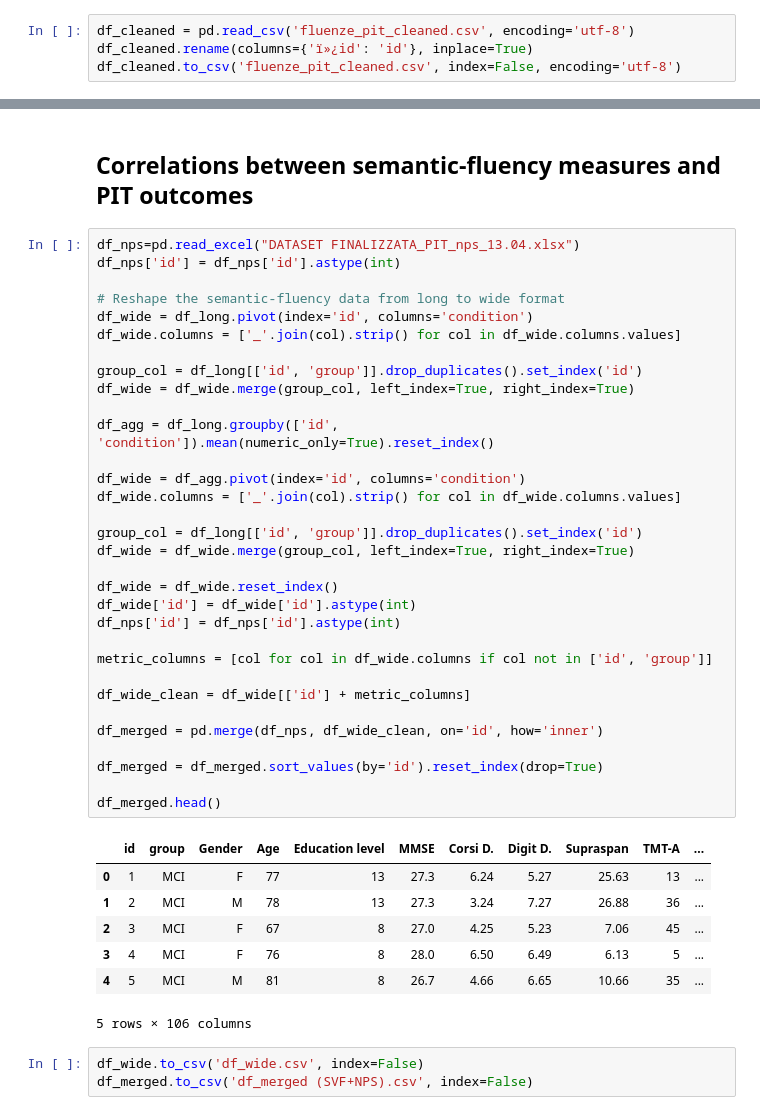
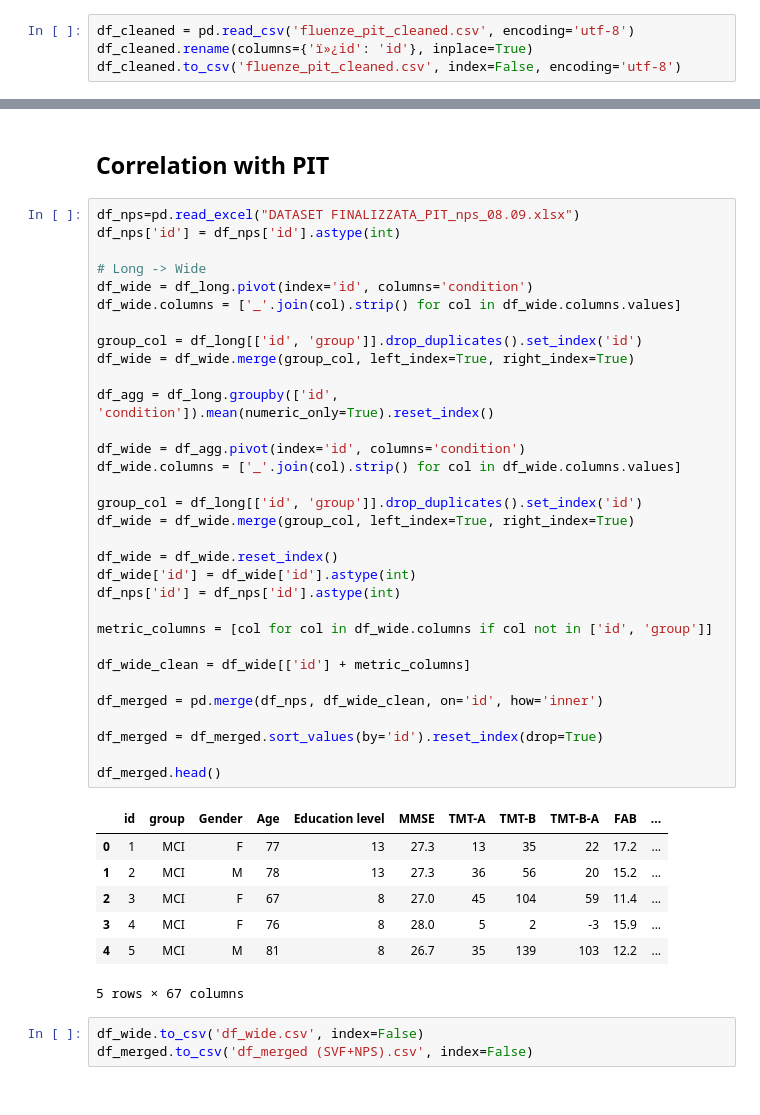
Before and after one commit to chiara-pupillo/FlexMo, a Jupyter notebook: SNAFU Analysis.ipynb, the cells around one changed output, grey strips where cells are left out. Cells and saved outputs as stored; diff of their text form.

```diff
--- a/SNAFU Analysis.ipynb
+++ b/SNAFU Analysis.ipynb
@@ -799,48 +799,48 @@ Covariance Type:              cluster
 
 Notes:
 [1] Standard Errors are robust to cluster correlation (cluster)
-# %% [markdown]
-## Correlations between semantic-fluency measures and PIT outcomes
+# %% [markdown]
+## Correlation with PIT
 # %%
-df_nps=pd.read_excel("DATASET FINALIZZATA_PIT_nps_13.04.xlsx")
+df_nps=pd.read_excel("DATASET FINALIZZATA_PIT_nps_08.09.xlsx")
 df_nps['id'] = df_nps['id'].astype(int)
 
-# Reshape the semantic-fluency data from long to wide format
+# Long -> Wide
 df_wide = df_long.pivot(index='id', columns='condition')
 df_wide.columns = ['_'.join(col).strip() for col in df_wide.columns.values]
 
 group_col = df_long[['id', 'group']].drop_duplicates().set_index('id')
 df_wide = df_wide.merge(group_col, left_index=True, right_index=True)
 
 df_agg = df_long.groupby(['id', 'condition']).mean(numeric_only=True).reset_index()
 
 df_wide = df_agg.pivot(index='id', columns='condition')
 df_wide.columns = ['_'.join(col).strip() for col in df_wide.columns.values]
 
 group_col = df_long[['id', 'group']].drop_duplicates().set_index('id')
 df_wide = df_wide.merge(group_col, left_index=True, right_index=True)
 
 df_wide = df_wide.reset_index()
 df_wide['id'] = df_wide['id'].astype(int)
 df_nps['id'] = df_nps['id'].astype(int)
 
 metric_columns = [col for col in df_wide.columns if col not in ['id', 'group']]
 
 df_wide_clean = df_wide[['id'] + metric_columns]
 
 df_merged = pd.merge(df_nps, df_wide_clean, on='id', how='inner')
 
 df_merged = df_merged.sort_values(by='id').reset_index(drop=True)
 
 df_merged.head()
 # %% [output]
-|  | id | group | Gender | Age | Education level | MMSE | Corsi D. | Digit D. | Supraspan | TMT-A | ... |
-| 0 | 1 | MCI | F | 77 | 13 | 27.3 | 6.24 | 5.27 | 25.63 | 13 | ... |
-| 1 | 2 | MCI | M | 78 | 13 | 27.3 | 3.24 | 7.27 | 26.88 | 36 | ... |
-| 2 | 3 | MCI | F | 67 | 8 | 27.0 | 4.25 | 5.23 | 7.06 | 45 | ... |
-| 3 | 4 | MCI | F | 76 | 8 | 28.0 | 6.50 | 6.49 | 6.13 | 5 | ... |
-| 4 | 5 | MCI | M | 81 | 8 | 26.7 | 4.66 | 6.65 | 10.66 | 35 | ... |
+|  | id | group | Gender | Age | Education level | MMSE | TMT-A | TMT-B | TMT-B-A | FAB | ... |
+| 0 | 1 | MCI | F | 77 | 13 | 27.3 | 13 | 35 | 22 | 17.2 | ... |
+| 1 | 2 | MCI | M | 78 | 13 | 27.3 | 36 | 56 | 20 | 15.2 | ... |
+| 2 | 3 | MCI | F | 67 | 8 | 27.0 | 45 | 104 | 59 | 11.4 | ... |
+| 3 | 4 | MCI | F | 76 | 8 | 28.0 | 5 | 2 | -3 | 15.9 | ... |
+| 4 | 5 | MCI | M | 81 | 8 | 26.7 | 35 | 139 | 103 | 12.2 | ... |
-5 rows × 106 columns
+5 rows × 67 columns
 # %%
 df_wide.to_csv('df_wide.csv', index=False)
 df_merged.to_csv('df_merged (SVF+NPS).csv', index=False)
```
Also changed, not shown: parts of 49 cells of this notebook, 2 other files.
